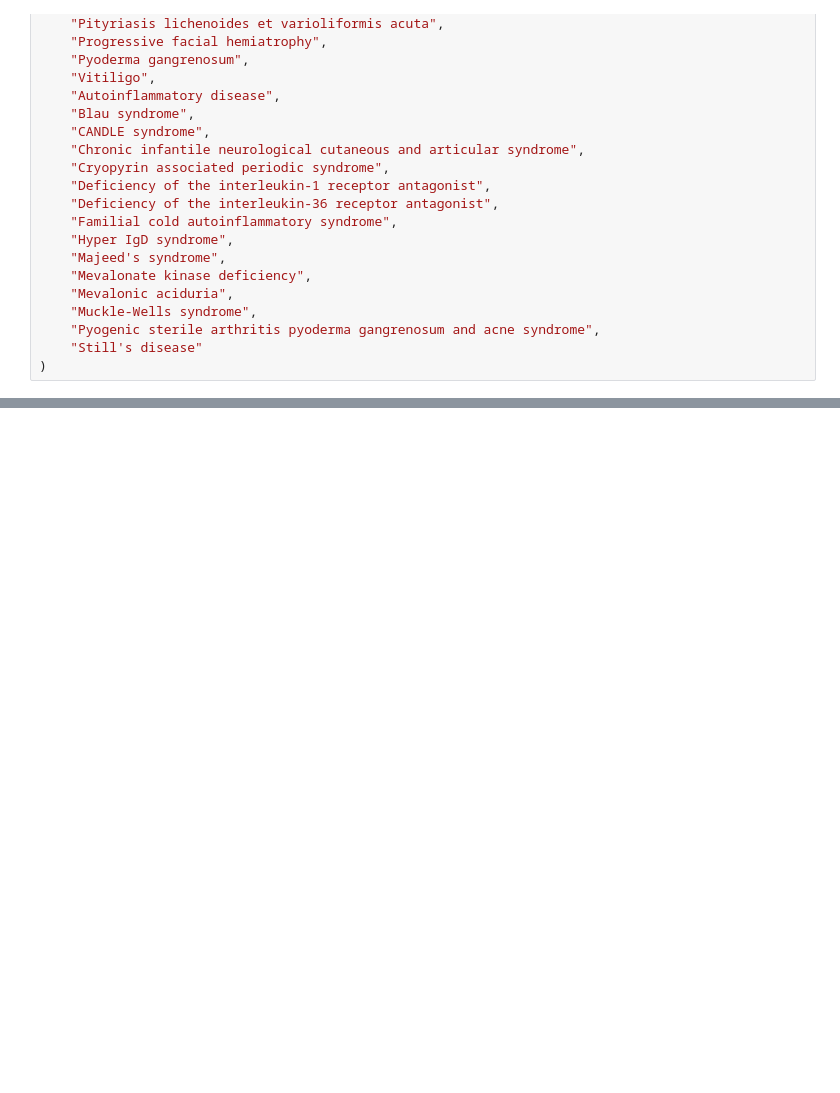
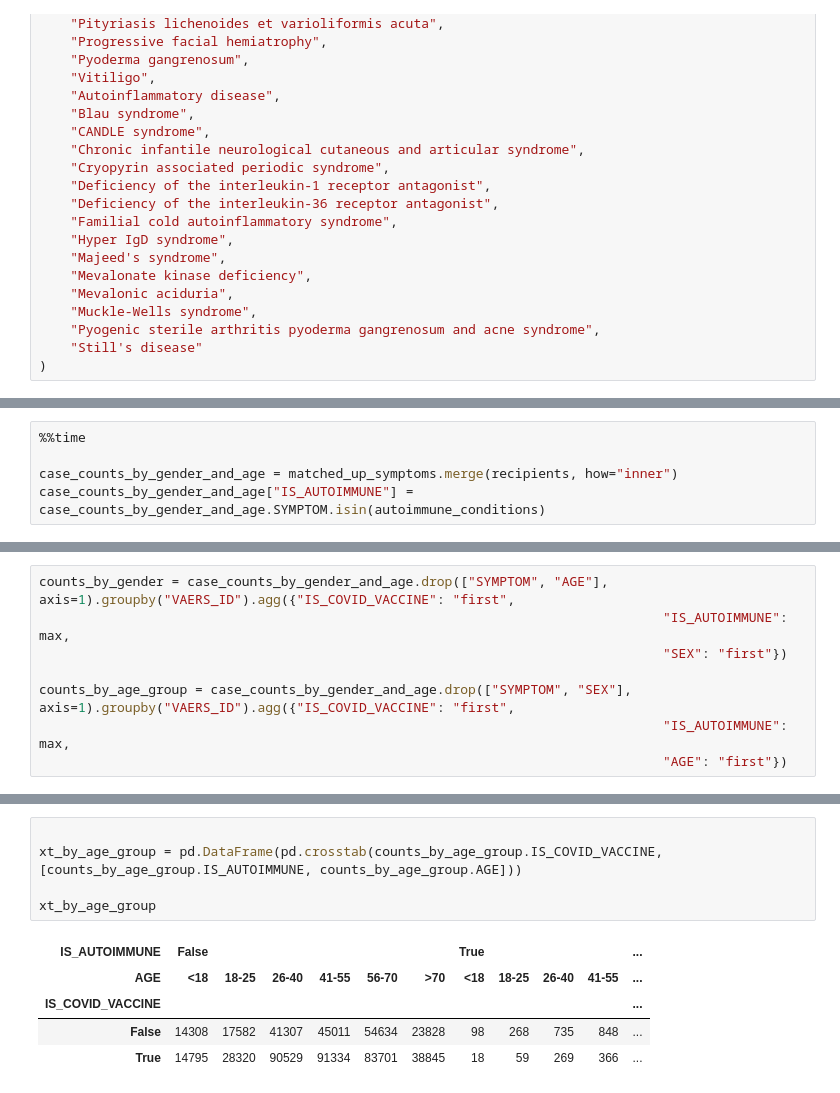
Before and after one commit to chrisvoncsefalvay/covid-19-autoimmune-aefis, a Jupyter notebook: src/Reporting case control study of COVID-19 vaccine AEFIs.ipynb, the cells around one changed output, grey strips where cells are left out. Saved outputs shown, nothing was run; the diff lists cells and outputs as text; blank space fills up the shorter version.

Commit message:
Odds ratio breakdown by age and gender

```diff
--- a/src/Reporting case control study of COVID-19 vaccine AEFIs.ipynb
+++ b/src/Reporting case control study of COVID-19 vaccine AEFIs.ipynb
@@ -500,0 +477,5 @@ res.loc[[x for x in res.index if x in autoimmune_conditions],:].dropna()
+# %%
+%%time
+
+case_counts_by_gender_and_age = matched_up_symptoms.merge(recipients, how="inner")
+case_counts_by_gender_and_age["IS_AUTOIMMUNE"] = case_counts_by_gender_and_age.SYMPTOM.isin(autoimmune_conditions)
@@ -500,0 +485,8 @@ res.loc[[x for x in res.index if x in autoimmune_conditions],:].dropna()
+# %%
+counts_by_gender = case_counts_by_gender_and_age.drop(["SYMPTOM", "AGE"], axis=1).groupby("VAERS_ID").agg({"IS_COVID_VACCINE": "first",
+                                                                                "IS_AUTOIMMUNE": max,
+                                                                                "SEX": "first"})
+
+counts_by_age_group = case_counts_by_gender_and_age.drop(["SYMPTOM", "SEX"], axis=1).groupby("VAERS_ID").agg({"IS_COVID_VACCINE": "first",
+                                                                                "IS_AUTOIMMUNE": max,
+                                                                                "AGE": "first"})
@@ -500,0 +521,11 @@ res.loc[[x for x in res.index if x in autoimmune_conditions],:].dropna()
+# %%
+
+xt_by_age_group = pd.DataFrame(pd.crosstab(counts_by_age_group.IS_COVID_VACCINE, [counts_by_age_group.IS_AUTOIMMUNE, counts_by_age_group.AGE]))
+
+xt_by_age_group
+# %% [output]
+| IS_AUTOIMMUNE | False |  |  |  |  |  | True |  |  |  | ... |
+| AGE | <18 | 18-25 | 26-40 | 41-55 | 56-70 | >70 | <18 | 18-25 | 26-40 | 41-55 | ... |
+| IS_COVID_VACCINE |  |  |  |  |  |  |  |  |  |  | ... |
+| False | 14308 | 17582 | 41307 | 45011 | 54634 | 23828 | 98 | 268 | 735 | 848 | ... |
+| True | 14795 | 28320 | 90529 | 91334 | 83701 | 38845 | 18 | 59 | 269 | 366 | ... |
```
Also changed, not shown: parts of 24 cells of this notebook.
